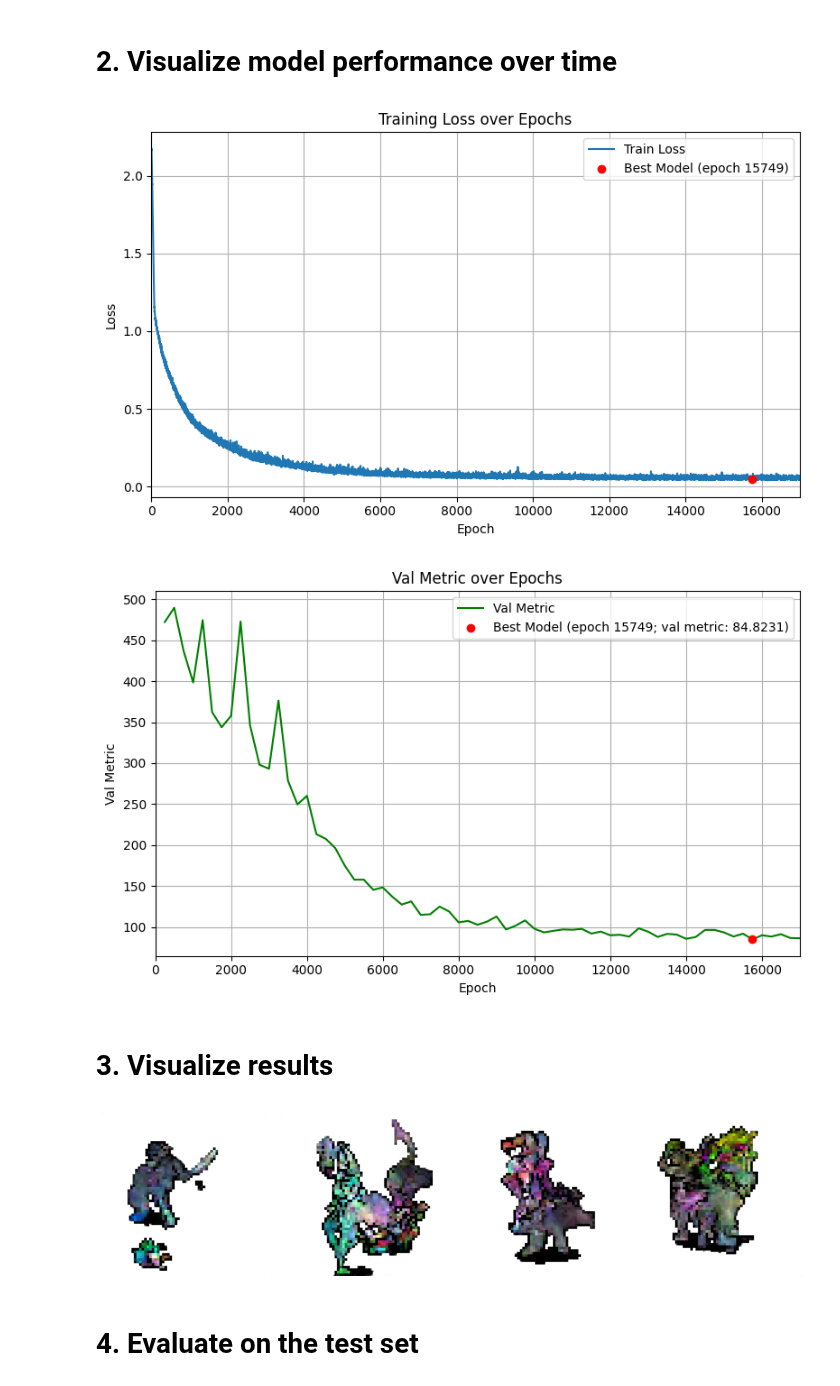
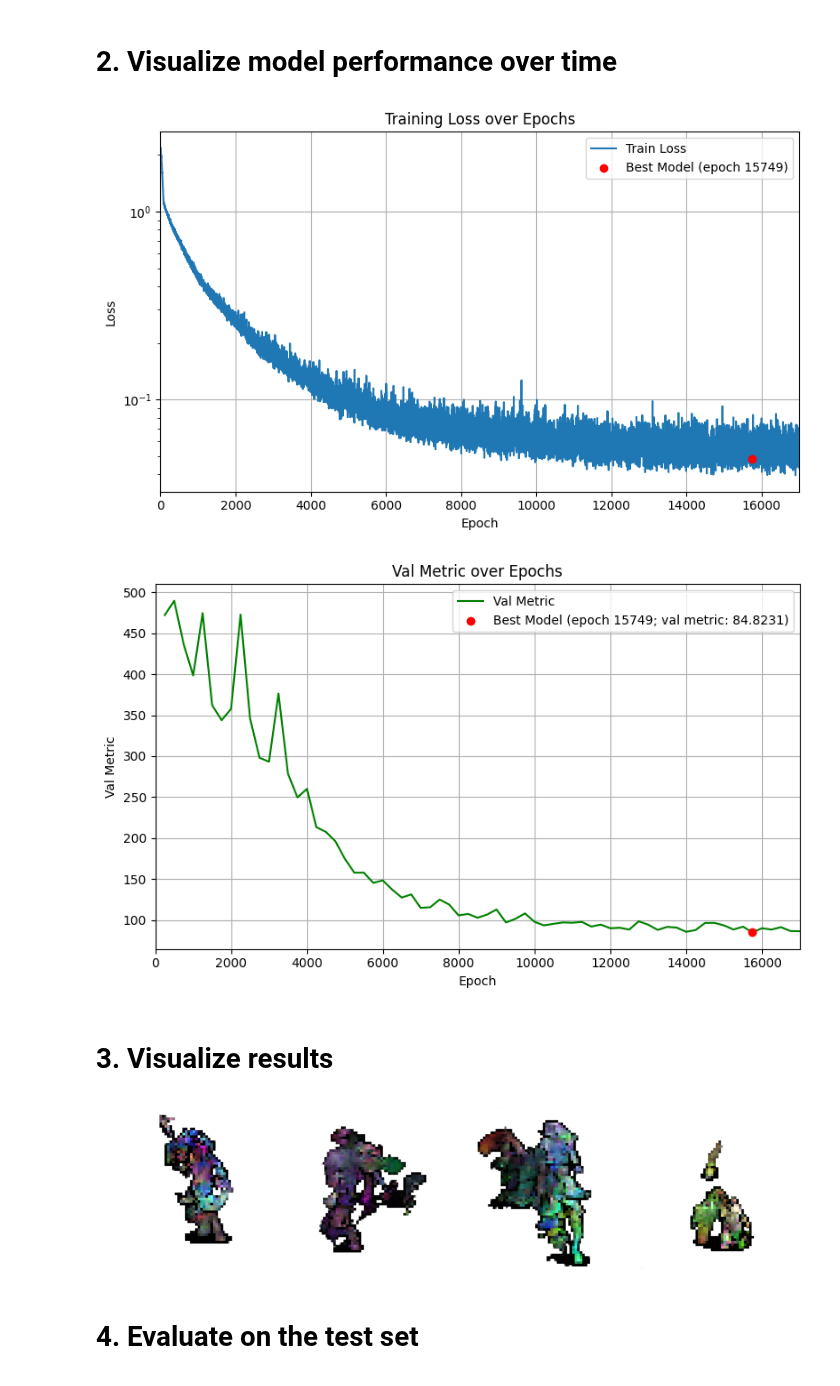
Before and after one commit to mradovic38/sprite-flow, a Jupyter notebook: training/experiments/unet/train.ipynb, the cells around one changed output. Drawn from its saved outputs; the diff is of its cells as text; code cells hidden in the pictures.

```diff
--- a/training/experiments/unet/train.ipynb
+++ b/training/experiments/unet/train.ipynb
@@ -96,15 +94,15 @@ ServerApp.rate_limit_window=3.0 (secs)
 # %% [markdown]
 # 2. Visualize model performance over time
 # %%
-visualize_training_logs(log_path="training/experiments/unet/training_log.csv")
+visualize_training_logs(log_path="training/experiments/unet/training_log.csv", loss_scale='log')
 # %% [output]
-[figure, old version]
+[figure, new version]
 [figure]
 # %% [markdown]
 # 3. Visualize results
 # %%
 num_samples = 4
-num_timesteps = 100
+num_timesteps = 200
 
 # Setup model
 model = PixelArtUNet(
@@ -123,34 +121,34 @@ path = GaussianConditionalProbabilityPath(
 ).to(device)
 
 # Setup EMA
 ema = EMA(model, device=device)
 
 load_checkpoint(model=model, device=device, filepath="training/experiments/unet/best_model.pt", ema=ema)
 
 # Prepare for inference
 ema.apply_shadow()
 path.eval()
 model.eval()
 
 # --- Simulate ---
 ts = torch.linspace(0, 1, num_timesteps).view(1, -1, 1, 1, 1).expand(num_samples, -1, 1, 1, 1).to(device)
 x0 = path.p_simple.sample(num_samples).to(device)  # (num_samples, 4, 128, 128)
 ode = UnguidedVectorFieldODE(model)
 simulator = EulerSimulator(ode)
 x1 = simulator.simulate(x0, ts)  # (num_samples, 4, 128, 128)
 
 x1 = normalize_to_unit(x1) # [-1, 1] -> [0, 1]
 
 # Save to assets
 imgs = tensor_to_rgba_image(x1)
 save_generated_assets(images=imgs, num_timesteps=num_timesteps)
 
 # Convert to RGB
 x1_rgb = rgba_to_rgb(x1)
 imgs_rgb = tensor_to_rgba_image(x1_rgb)
 plot_generated_images(imgs)
 # %% [output]
-[figure, old version]
+[figure, new version]
 # %% [markdown]
 # 4. Evaluate on the test set
 # %%
```
Also changed, not shown: parts of 1 cell of this notebook, 21 other files.
